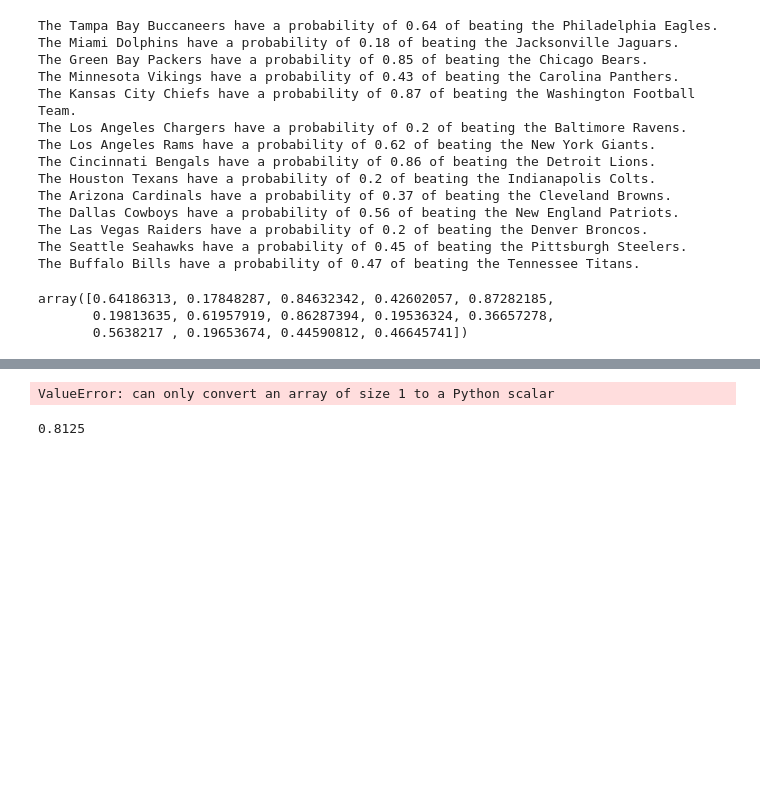
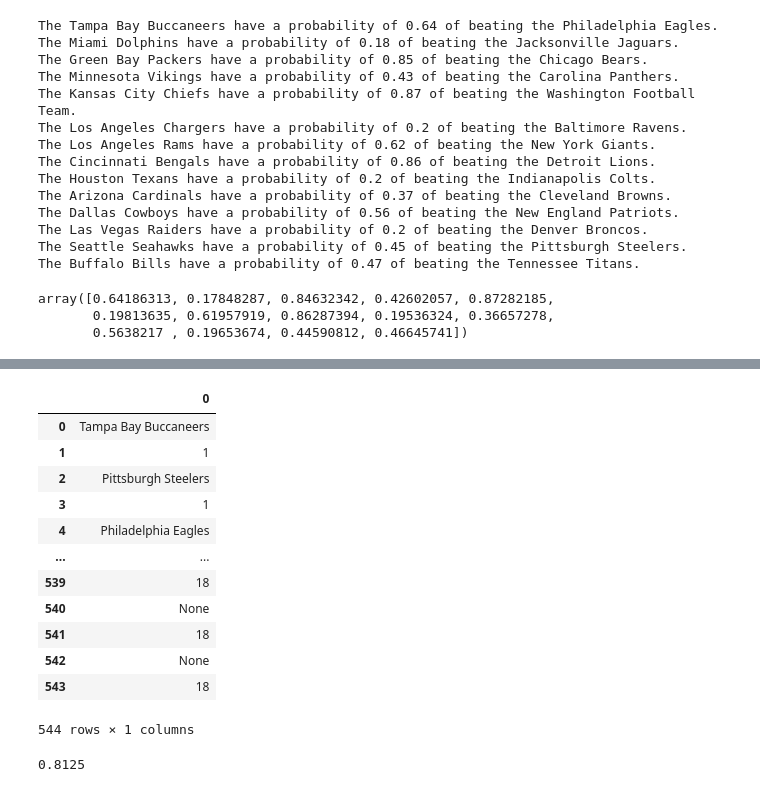
Before and after one commit to jake-viss/NFL_Prediction_Model_Project, a Jupyter notebook: Jake/SportsReference_Model/NFL_game_prediction.ipynb, the cells around one changed output, grey strips where cells are left out. Saved outputs shown, nothing was run; the diff lists cells and outputs as text; code cells hidden in the pictures; blank space fills up the shorter version.

```diff
--- a/Jake/SportsReference_Model/NFL_game_prediction.ipynb
+++ b/Jake/SportsReference_Model/NFL_game_prediction.ipynb
@@ -92,7 +93,7 @@ def game_data_up_to_week(weeks,year):
     return weeks_games_df
 
 def get_schedule(year):
-    weeks = list(range(1,18))
+    weeks = list(range(1,19))
     schedule_df = pd.DataFrame()
     for w in range(len(weeks)):
         date_string = str(weeks[w]) + '-' + str(year)
@@ -198,6 +199,7 @@ def agg_weekly_data(schedule_df,weeks_games_df,current_week,weeks):
         agg_weekly_df = agg_weekly_df.drop(columns = ['winning_name', 'winning_abbr'])
         agg_games_df = pd.concat([agg_games_df, agg_weekly_df])
     agg_games_df = agg_games_df.reset_index().drop(columns = 'index')
+    # What is .drop(index = 20) doing?
     agg_games_df = agg_games_df.drop(index = 20, axis=0)
     return agg_games_df
 
@@ -398,14 +418,37 @@ See the caveats in the documentation: https://pandas.pydata.org/pandas-docs/stab
 | 75 | 6 | Las Vegas Raiders | Denver Broncos | 0.196537 | 0.803463 | Denver Broncos |
 | 76 | 6 | Seattle Seahawks | Pittsburgh Steelers | 0.445908 | 0.554092 | Pittsburgh Steelers |
 | 77 | 6 | Buffalo Bills | Tennessee Titans | 0.466457 | 0.533543 | Tennessee Titans |
-# %%
-for index, row in week_4_results_df.iterrows():
-    if week_4_results_df['home_team_win_%'].item() > week_4_results_df['away_team_win_%'].item():
-        week_4_results_df['proj_winner'] == week_4_results_df['home_name']
-    else:
-        week_4_results_df['proj_winner'] == week_4_results_df['away_name']
-# %% [output]
-ValueError: can only convert an array of size 1 to a Python scalar
+# %%
+def get_schedule(year):
+    weeks = list(range(1,19))
+    schedule_df = pd.DataFrame()
+    for w in range(len(weeks)):
+        date_string = str(weeks[w]) + '-' + str(year)
+        week_scores = Boxscores(weeks[w],year)
+        week_games_df = pd.DataFrame()
+        for g in range(len(week_scores.games[date_string])):
+            game = pd.DataFrame(week_scores.games[date_string][g], index = [0])['winning_name']
+            game['week'] = weeks[w]
+            week_games_df = pd.concat([week_games_df,game])
+        schedule_df = pd.concat([schedule_df, week_games_df]).reset_index().drop(columns = 'index')
+    return schedule_df
+# %%
+schedule= get_schedule(2021)
+schedule
+# %% [output]
+|  | 0 |
+| 0 | Tampa Bay Buccaneers |
+| 1 | 1 |
+| 2 | Pittsburgh Steelers |
+| 3 | 1 |
+| 4 | Philadelphia Eagles |
+| ... | ... |
+| 539 | 18 |
+| 540 | None |
+| 541 | 18 |
+| 542 | None |
+| 543 | 18 |
+544 rows × 1 columns
 # %%
 from sklearn.metrics import accuracy_score
 
```
Also changed, not shown: parts of 3 cells of this notebook, 1 other file.
